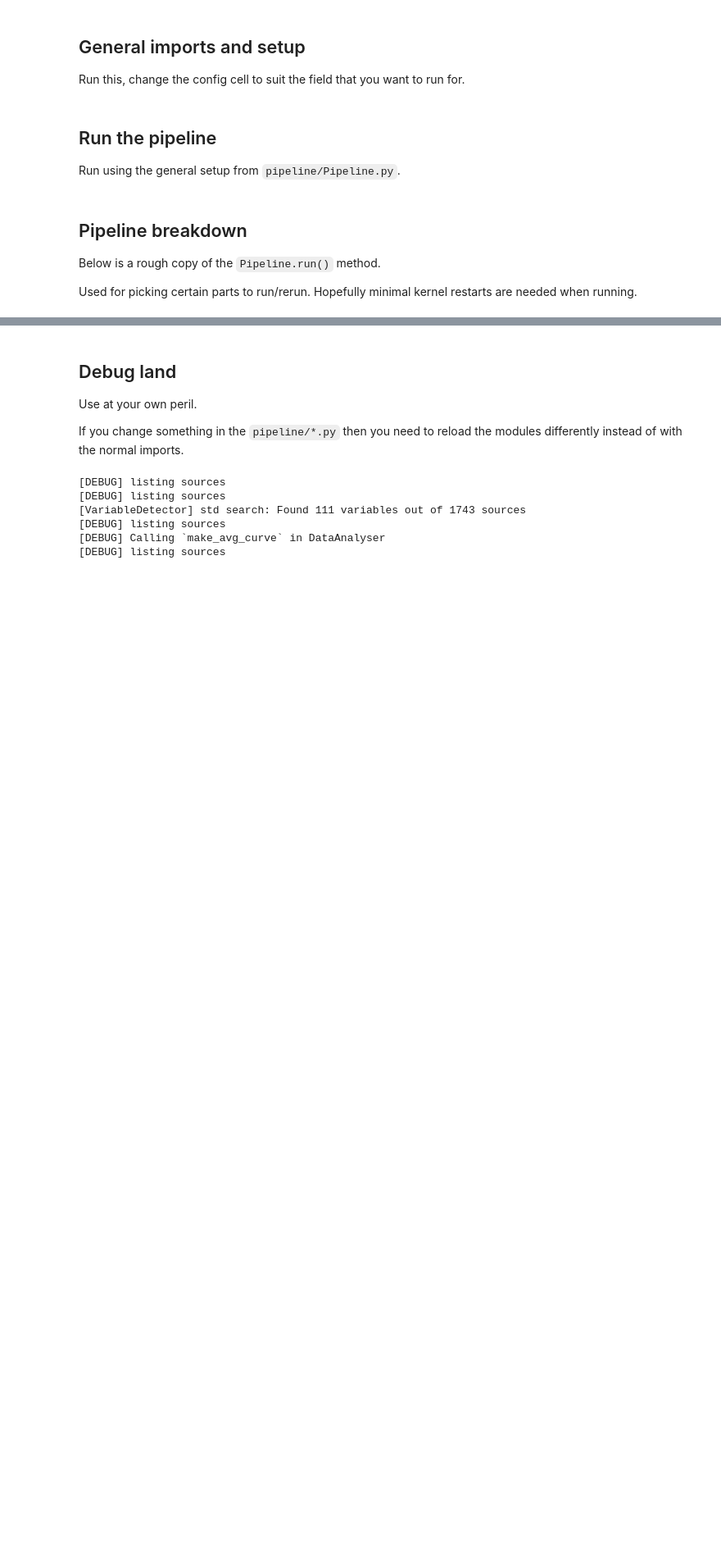
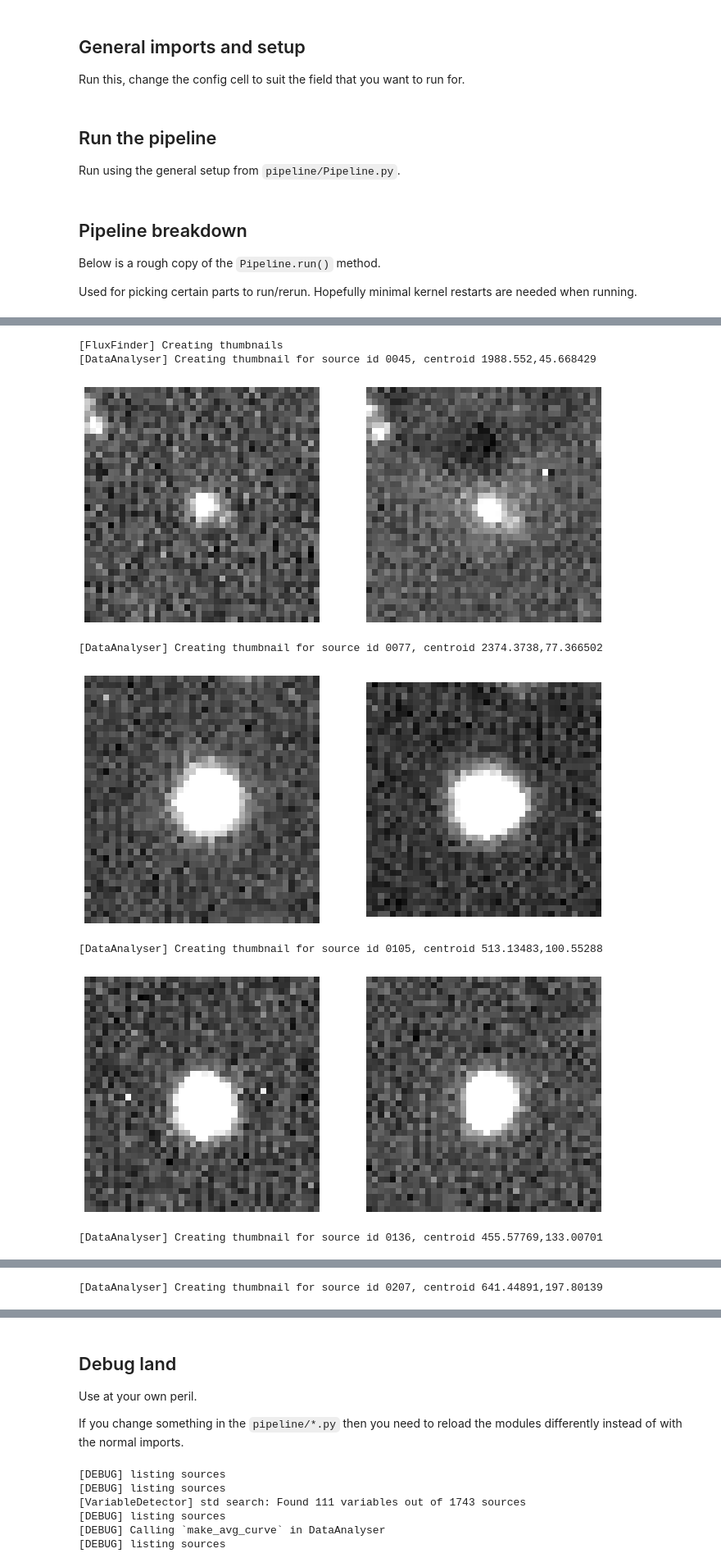
Before and after one commit to mamba2410/Fleming, a Jupyter notebook: interactive.ipynb, the cells around one changed output, grey strips where cells are left out. Shown at 82% size. Cells and saved outputs as stored; diff of their text form; code cells hidden in the pictures; blank space fills up the shorter version.

```diff
--- a/interactive.ipynb
+++ b/interactive.ipynb
@@ -105,0 +159,12 @@ da.create_thumbnails(ff)
+# %%
+results_table = da.output_results(variable_ids, vd)
+ff.create_thumbnails(results_table, show=True)
+# %% [output]
+[FluxFinder] Creating thumbnails
+[DataAnalyser] Creating thumbnail for source id 0045, centroid 1988.552,45.668429
+[figure, added]
+[DataAnalyser] Creating thumbnail for source id 0077, centroid 2374.3738,77.366502
+[figure, added]
+[DataAnalyser] Creating thumbnail for source id 0105, centroid 513.13483,100.55288
+[figure, added]
+[DataAnalyser] Creating thumbnail for source id 0136, centroid 455.57769,133.00701
@@ -105,0 +172 @@ da.create_thumbnails(ff)
+[DataAnalyser] Creating thumbnail for source id 0207, centroid 641.44891,197.80139
```
Also changed, not shown: parts of 12 cells of this notebook, 4 other files.
